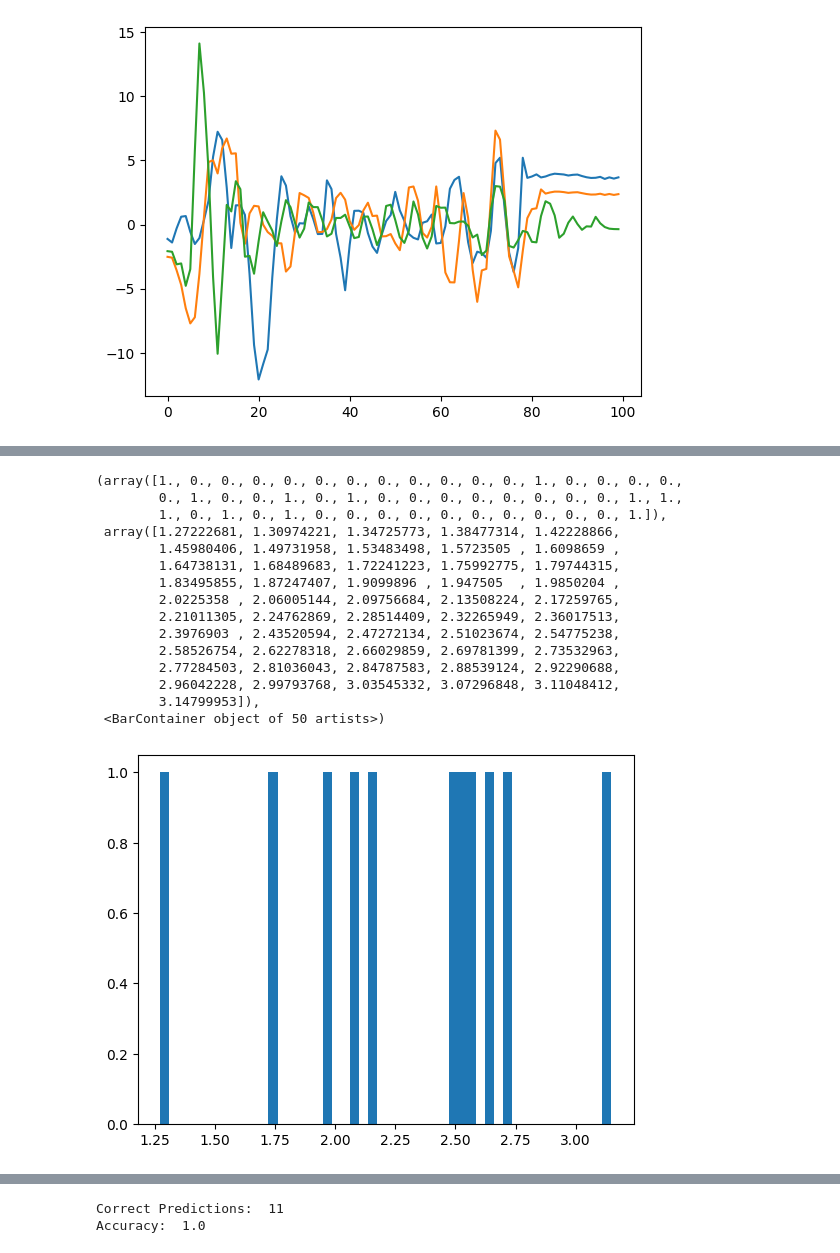
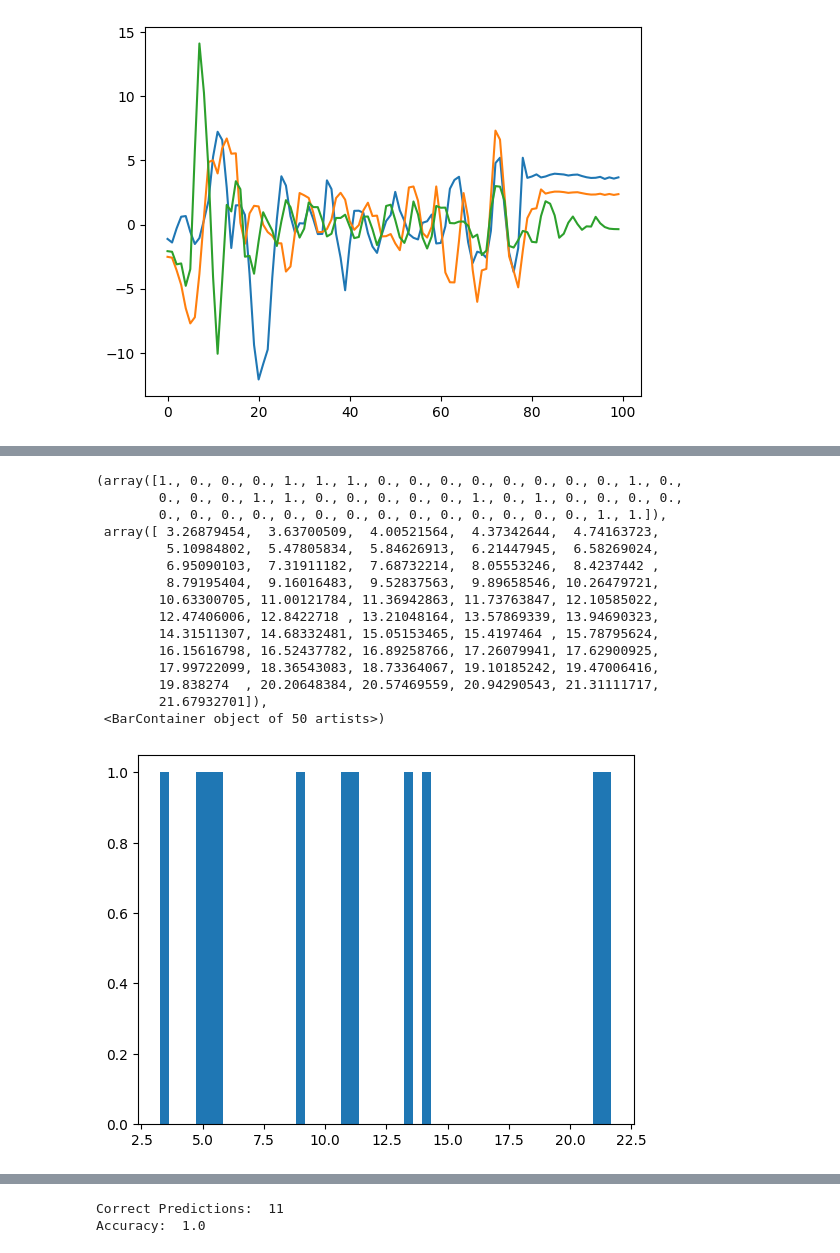
Before and after one commit to Ziyi-star/Bachelor-Project, a Jupyter notebook: notebooks/Handlebar/02-Autoencoder_Handlebar_32.ipynb, the cells around one changed output, grey strips where cells are left out. Saved outputs shown, nothing was run; the diff lists cells and outputs as text; code cells hidden in the pictures.

```diff
--- a/notebooks/Handlebar/02-Autoencoder_Handlebar_32.ipynb
+++ b/notebooks/Handlebar/02-Autoencoder_Handlebar_32.ipynb
@@ -104,12 +104,12 @@ class AutoEncoder(Model):
     def __init__(self):
         super(AutoEncoder, self).__init__()
         self.encoder = tf.keras.Sequential([
-            tf.keras.layers.Dense(64, activation='relu'),
-            tf.keras.layers.Dense(32, activation='relu'),
+            tf.keras.layers.Dense(64, activation='tanh'),
+            tf.keras.layers.Dense(32, activation='tanh'),
         ])
         self.decoder = tf.keras.Sequential([
-            tf.keras.layers.Dense(64, activation='relu'),
-            tf.keras.layers.Dense(100, activation='sigmoid')
+            tf.keras.layers.Dense(64, activation='tanh'),
+            tf.keras.layers.Dense(100, activation='tanh')
         ])
     def call(self, x):
         encoded = self.encoder(x)
@@ -121,7 +121,7 @@ class AutoEncoder(Model):
 model = AutoEncoder()
 #if in 2 Epochs, loss is not decreasing, stop the training
 early_stopping = tf.keras.callbacks.EarlyStopping(monitor='val_loss', patience=2, mode='min')
-model.compile(optimizer='adam', loss='mae')
+model.compile(optimizer='adam', loss='mse')
 # %%
 # seprate class as well for normal and abnormal data invalidation data
 history = model.fit(normal_train_data_scaled, normal_train_data_scaled,epochs=150, batch_size=128,
@@ -184,5 +200,5 @@ plt.hist(train_loss, bins=50)
 # %%
 reconstruction_abnormal = model.predict(abnormal_test_data_scaled)
-train_loss_abnormal = tf.keras.losses.mae(reconstruction_abnormal, abnormal_test_data_scaled)
+train_loss_abnormal = tf.keras.losses.mse(reconstruction_abnormal, abnormal_test_data_scaled)
 plt.hist(train_loss_abnormal, bins=50)
 # %% [output]
@@ -190,17 +206,17 @@ plt.hist(train_loss_abnormal, bins=50)
-(array([1., 0., 0., 0., 0., 0., 0., 0., 0., 0., 0., 0., 1., 0., 0., 0., 0.,
-        0., 1., 0., 0., 1., 0., 1., 0., 0., 0., 0., 0., 0., 0., 0., 1., 1.,
-        1., 0., 1., 0., 1., 0., 0., 0., 0., 0., 0., 0., 0., 0., 0., 1.]),
- array([1.27222681, 1.30974221, 1.34725773, 1.38477314, 1.42228866,
-        1.45980406, 1.49731958, 1.53483498, 1.5723505 , 1.6098659 ,
-        1.64738131, 1.68489683, 1.72241223, 1.75992775, 1.79744315,
-        1.83495855, 1.87247407, 1.9099896 , 1.947505  , 1.9850204 ,
-        2.0225358 , 2.06005144, 2.09756684, 2.13508224, 2.17259765,
-        2.21011305, 2.24762869, 2.28514409, 2.32265949, 2.36017513,
-        2.3976903 , 2.43520594, 2.47272134, 2.51023674, 2.54775238,
-        2.58526754, 2.62278318, 2.66029859, 2.69781399, 2.73532963,
-        2.77284503, 2.81036043, 2.84787583, 2.88539124, 2.92290688,
-        2.96042228, 2.99793768, 3.03545332, 3.07296848, 3.11048412,
-        3.14799953]),
+(array([1., 0., 0., 0., 1., 1., 1., 0., 0., 0., 0., 0., 0., 0., 0., 1., 0.,
+        0., 0., 0., 1., 1., 0., 0., 0., 0., 0., 1., 0., 1., 0., 0., 0., 0.,
+        0., 0., 0., 0., 0., 0., 0., 0., 0., 0., 0., 0., 0., 0., 1., 1.]),
+ array([ 3.26879454,  3.63700509,  4.00521564,  4.37342644,  4.74163723,
+         5.10984802,  5.47805834,  5.84626913,  6.21447945,  6.58269024,
+         6.95090103,  7.31911182,  7.68732214,  8.05553246,  8.4237442 ,
+         8.79195404,  9.16016483,  9.52837563,  9.89658546, 10.26479721,
+        10.63300705, 11.00121784, 11.36942863, 11.73763847, 12.10585022,
+        12.47406006, 12.8422718 , 13.21048164, 13.57869339, 13.94690323,
+        14.31511307, 14.68332481, 15.05153465, 15.4197464 , 15.78795624,
+        16.15616798, 16.52437782, 16.89258766, 17.26079941, 17.62900925,
+        17.99722099, 18.36543083, 18.73364067, 19.10185242, 19.47006416,
+        19.838274  , 20.20648384, 20.57469559, 20.94290543, 21.31111717,
+        21.67932701]),
  <BarContainer object of 50 artists>)
-[figure, old version]
+[figure, new version]
 # %%
```
Also changed, not shown: parts of 9 cells of this notebook, 4 other files.
